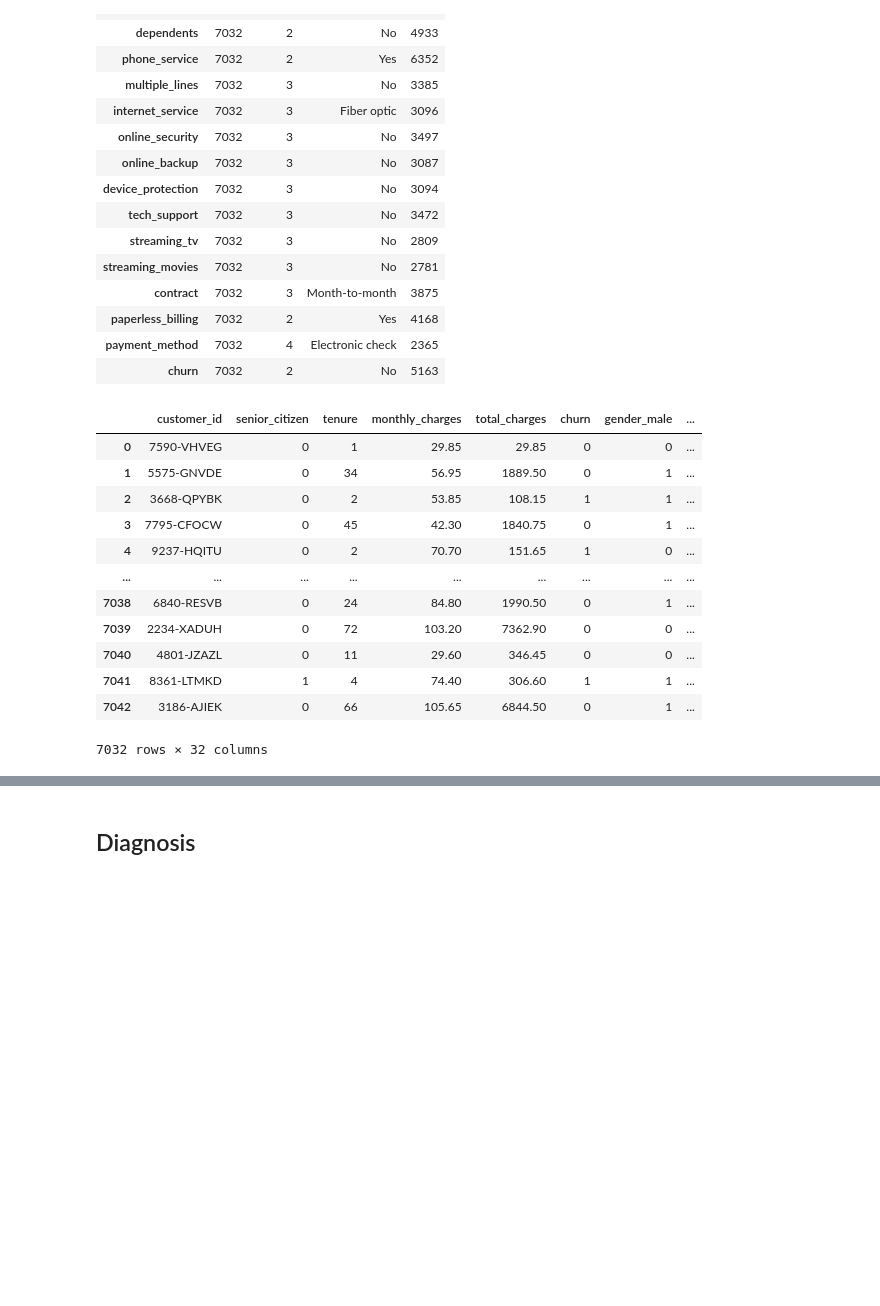
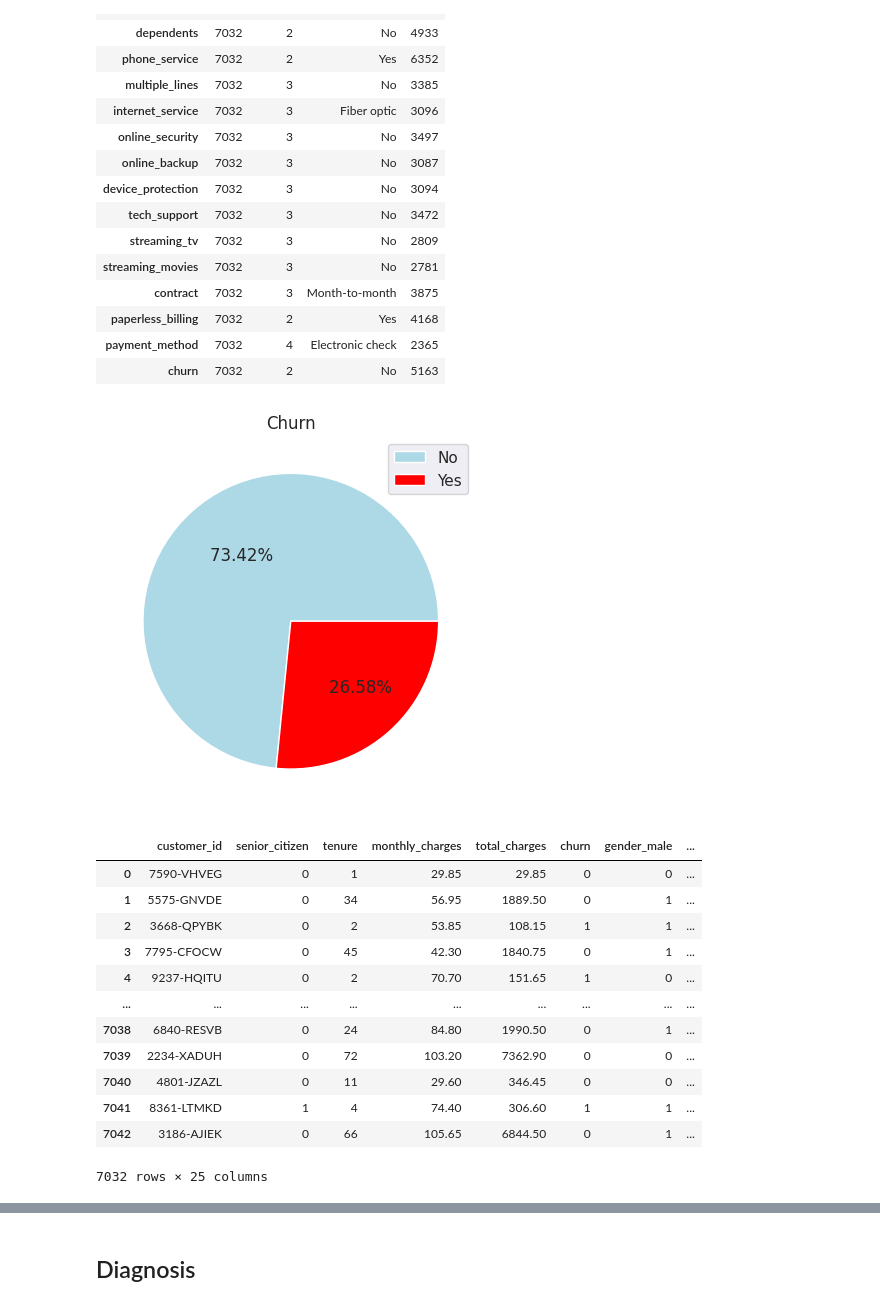
Before and after one commit to dan-teixeira/data-science, a Jupyter notebook: telco_costumer_churn/telco_customer_churn.ipynb, the cells around one changed output, grey strips where cells are left out. Saved outputs shown, nothing was run; the diff lists cells and outputs as text; code cells hidden in the pictures; blank space fills up the shorter version.

```diff
--- a/telco_costumer_churn/telco_customer_churn.ipynb
+++ b/telco_costumer_churn/telco_customer_churn.ipynb
@@ -130,18 +130,40 @@ df_telco.select_dtypes(include=object).describe().T
 | paperless_billing | 7032 | 2 | Yes | 4168 |
 | payment_method | 7032 | 4 | Electronic check | 2365 |
 | churn | 7032 | 2 | No | 5163 |
+# %%
+# Visualizing churn percentage
+df_churn = df_telco.churn.value_counts()
+
+plt.pie(
+    df_churn,
+    autopct="%9.2f%%",
+    colors={"lightblue":"No", "red":"Yes"},
+)
+
+plt.legend(df_churn.index)
+plt.title("Churn")
+plt.show()
+# %% [output]
+[figure, added]
 # %%
 # One-hot encoding
 df_telco_dummies = pd.get_dummies(
-    data=df_telco,
-    columns = df_telco.drop(["churn", "customer_id"], axis=1).select_dtypes(include=object).columns,
+    data=df_telco.drop("phone_service", axis=1),
+    columns = df_telco.drop(["churn", "customer_id", "phone_service"], axis=1).select_dtypes(include=object).columns,
     drop_first=True,
     dtype=int
 )
 
 df_telco_dummies["churn"] = np.where(df_telco_dummies.churn == 'Yes', 1, 0)
 
-df_telco_dummies.columns = normalize_string(df_telco_dummies.columns.str.replace("[()]", "", regex=True))
+df_telco_dummies.columns = normalize_string(df_telco_dummies.columns)
+
+# Dropping redundant variables/categories
+df_telco_dummies.drop(
+    df_telco_dummies.loc[:,df_telco_dummies.columns.str.endswith("_no_internet_service")],
+    axis=1,
+    inplace=True
+)
 
 # Visualize data with dummies
 df_telco_dummies
@@ -158,4 +180,4 @@ df_telco_dummies
 | 7040 | 4801-JZAZL | 0 | 11 | 29.60 | 346.45 | 0 | 0 | ... |
 | 7041 | 8361-LTMKD | 1 | 4 | 74.40 | 306.60 | 1 | 1 | ... |
 | 7042 | 3186-AJIEK | 0 | 66 | 105.65 | 6844.50 | 0 | 1 | ... |
-7032 rows × 32 columns
+7032 rows × 25 columns
```
Also changed, not shown: parts of 16 cells of this notebook.
